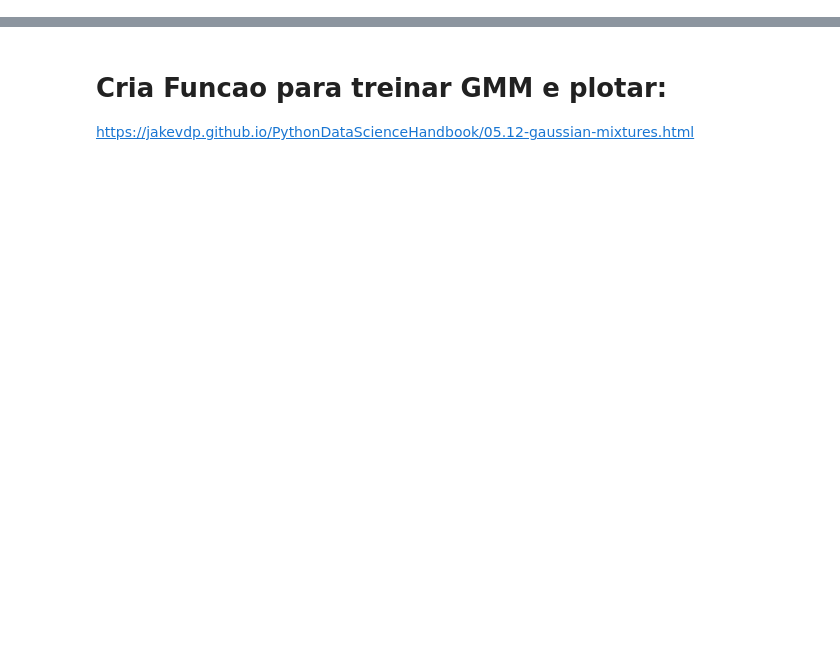
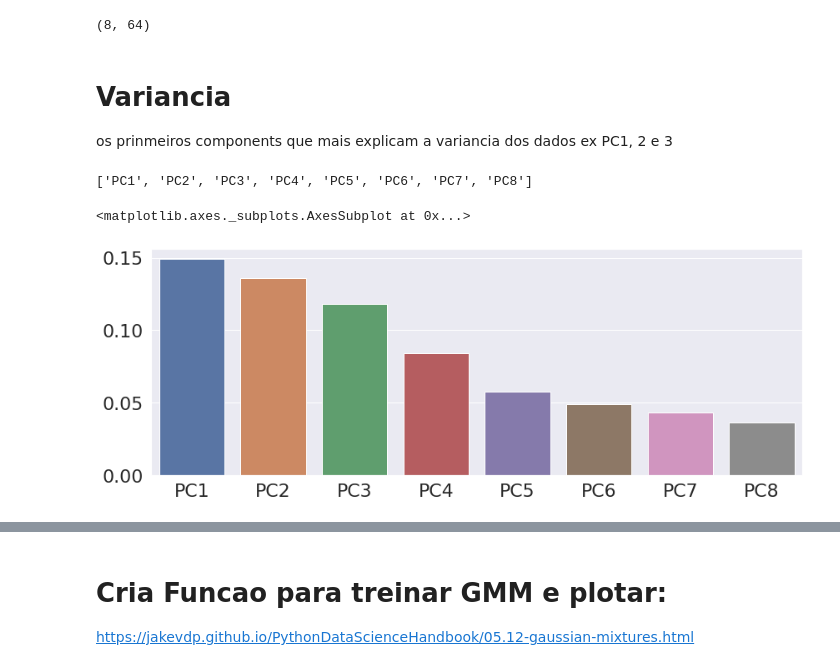
Before and after one commit to leandroleao2k/ImageML, a Jupyter notebook: PCA Reducao Dimensionalidade.ipynb, the cells around one changed output, grey strips where cells are left out. Drawn from its saved outputs; the diff is of its cells as text; code cells hidden in the pictures; blank space fills up the shorter version.

```diff
--- a/PCA Reducao Dimensionalidade.ipynb
+++ b/PCA Reducao Dimensionalidade.ipynb
@@ -35,0 +46,28 @@ df.head()
+# %%
+pca = PCA(n_components=8)
+df_train = digits.data
+pcaf = pca.fit(df_train)
+print(pca.components_.shape)
+# %% [output]
+(8, 64)
+# %% [markdown]
+# Variancia
+os prinmeiros components que mais explicam a variancia dos dados ex PC1, 2 e 3
+# %%
+pc_lables = []
+for i in range(pca.components_.shape[0]):
+  pc_lables.append('PC{}'.format(i+1))
+print(pc_lables)
+
+plt.rcParams['figure.figsize'] = (14,5)
+df = {
+    'variance' : pca.explained_variance_ratio_,
+    'principal_components' : pc_lables
+}
+
+sns.set(font_scale=2)
+sns.barplot(x='principal_components', y='variance', data=df)
+# %% [output]
+['PC1', 'PC2', 'PC3', 'PC4', 'PC5', 'PC6', 'PC7', 'PC8']
+<matplotlib.axes._subplots.AxesSubplot at 0x...>
+[figure, added]
```
Also changed, not shown: parts of 13 cells of this notebook.
